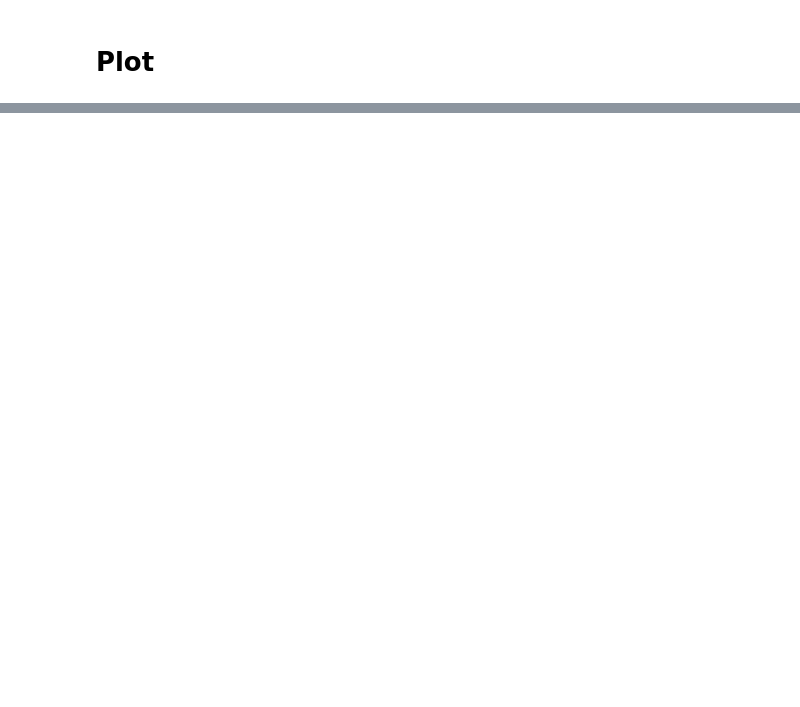
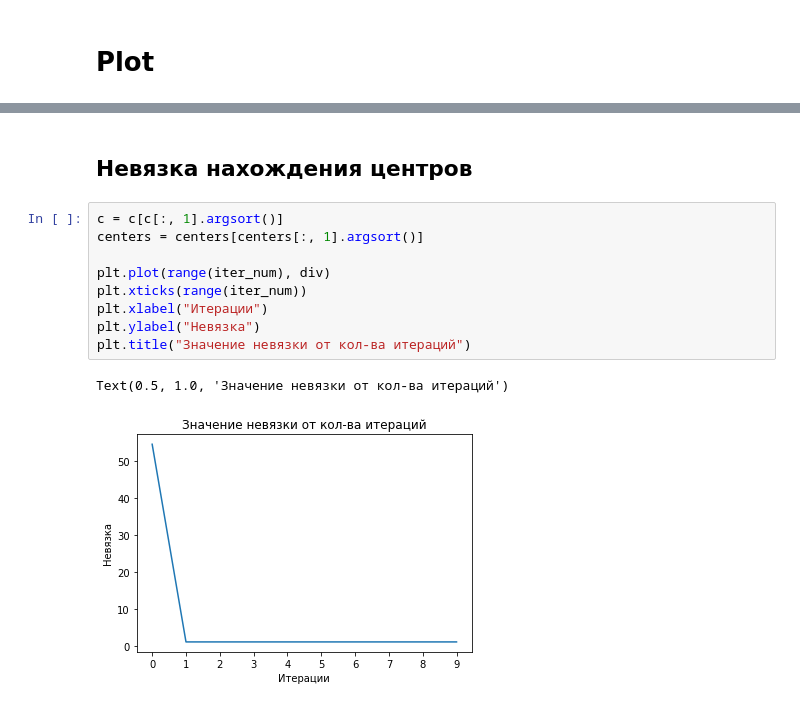
Before and after one commit to Hoceto/IDA_Labs, a Jupyter notebook: IDA_Lab1/IAD_Lab1.ipynb, the cells around one changed output, grey strips where cells are left out. Saved outputs shown, nothing was run; the diff lists cells and outputs as text; blank space fills up the shorter version.

```diff
--- a/IDA_Lab1/IAD_Lab1.ipynb
+++ b/IDA_Lab1/IAD_Lab1.ipynb
@@ -72,0 +106,14 @@ plt.scatter(c[:, dim1], c[:, dim2], s=50, color="red")
+# %% [markdown]
+## Невязка нахождения центров
+# %%
+c = c[c[:, 1].argsort()]
+centers = centers[centers[:, 1].argsort()]
+
+plt.plot(range(iter_num), div)
+plt.xticks(range(iter_num))
+plt.xlabel("Итерации")
+plt.ylabel("Невязка")
+plt.title("Значение невязки от кол-ва итераций")
+# %% [output]
+Text(0.5, 1.0, 'Значение невязки от кол-ва итераций')
+[figure, added]
```
Also changed, not shown: parts of 9 cells of this notebook.
